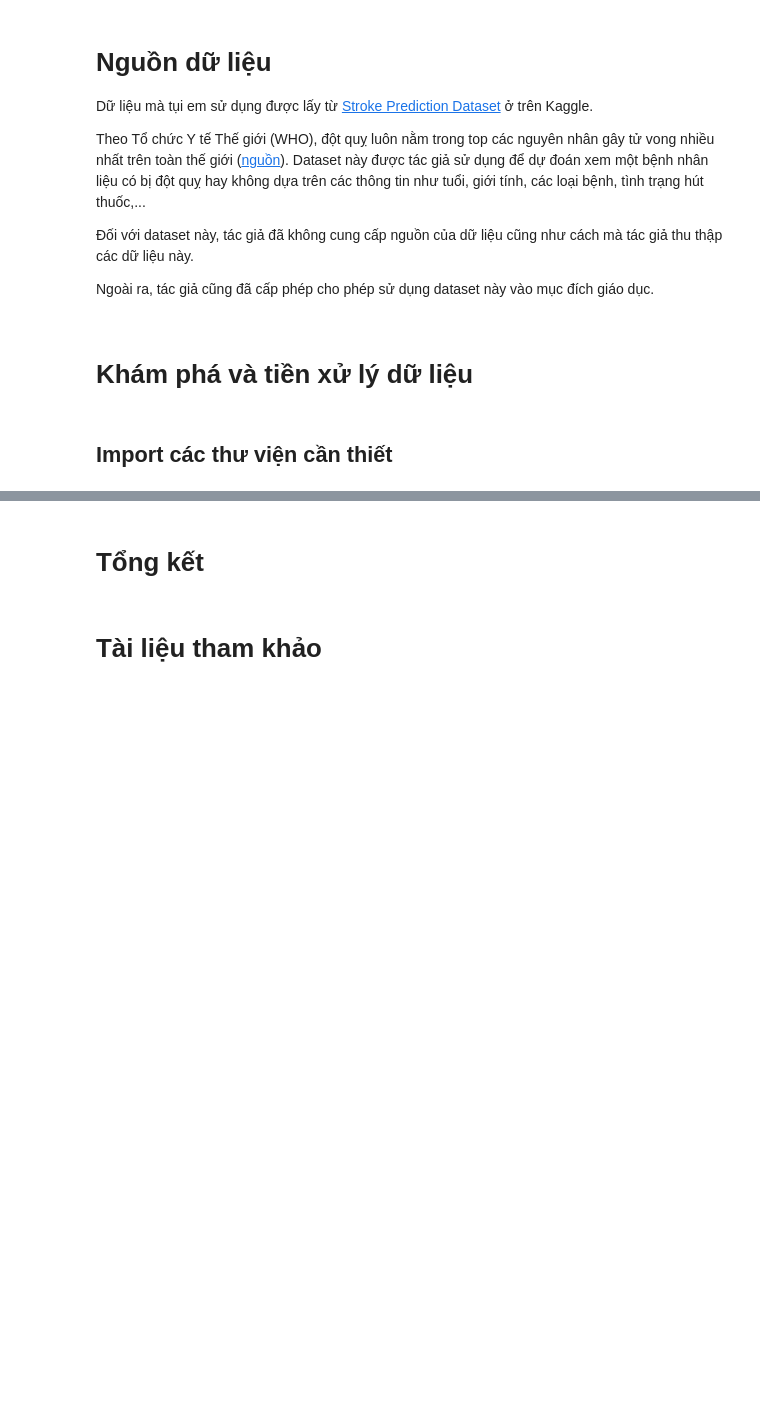
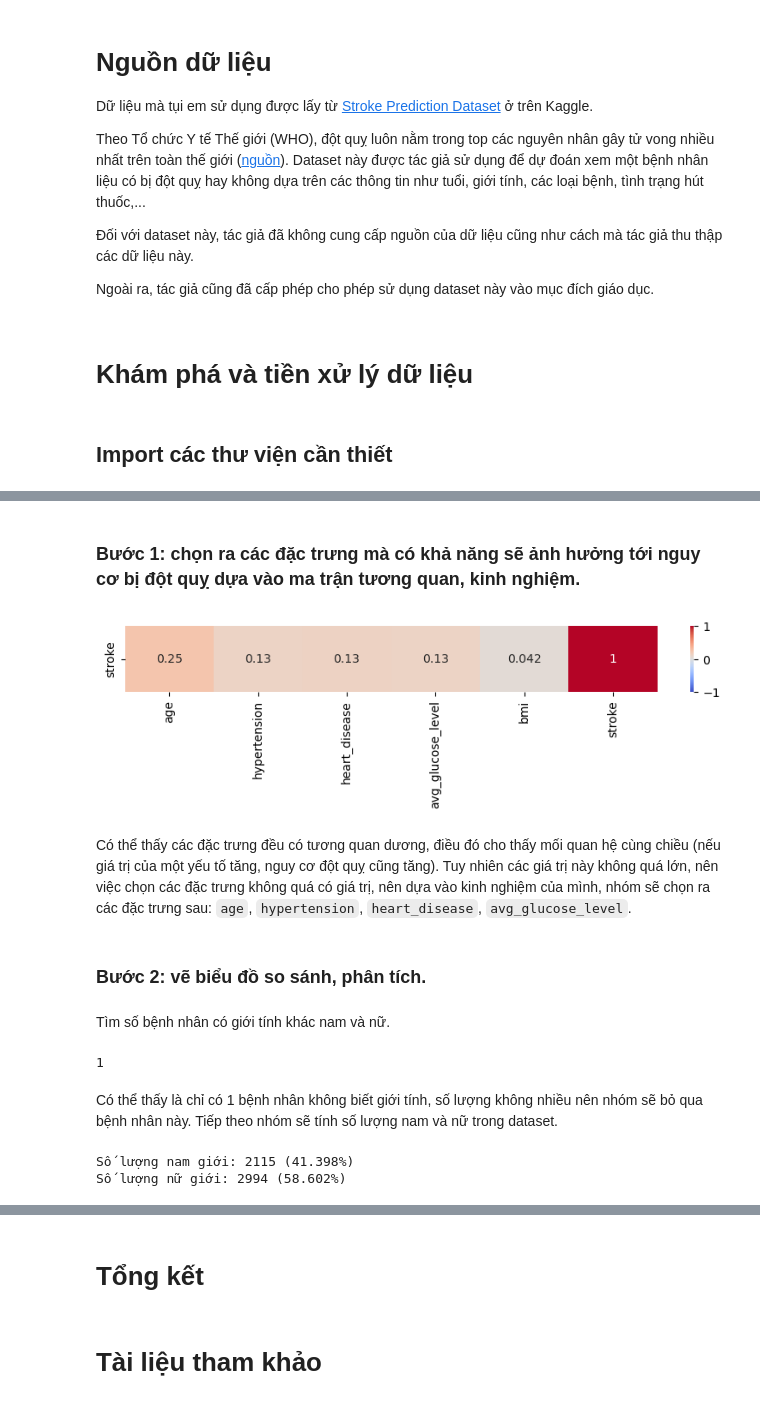
Before and after one commit to Ddyln/Stroke-Prediction-Analysis, a Jupyter notebook: report.ipynb, the cells around one changed output, grey strips where cells are left out. Saved outputs shown, nothing was run; the diff lists cells and outputs as text; code cells hidden in the pictures; blank space fills up the shorter version.

```diff
--- a/report.ipynb
+++ b/report.ipynb
@@ -58,0 +52,3 @@ import seaborn as sns
+# %%
+df = pd.read_csv('data/healthcare-dataset-stroke-data.csv')
+df.head()
@@ -58,0 +128,3 @@ import seaborn as sns
+# %%
+df['id'] = df['id'].astype('category')
+df.dtypes
@@ -66,0 +170,31 @@ import seaborn as sns
+# %% [markdown]
+### Bước 1: chọn ra các đặc trưng mà có khả năng sẽ ảnh hưởng tới nguy cơ bị đột quỵ dựa vào ma trận tương quan, kinh nghiệm.
+# %%
+corr_matrix = df.corr()[['stroke']].T
+plt.figure(figsize=(10, 1))
+sns.heatmap(corr_matrix, annot=True, cmap='coolwarm', vmin=-1, vmax=1)
+plt.show()
+# %% [output]
+[figure, added]
+# %% [markdown]
+Có thể thấy các đặc trưng đều có tương quan dương, điều đó cho thấy mối quan hệ cùng chiều (nếu giá trị của một yếu tố tăng, nguy cơ đột quỵ cũng tăng). Tuy nhiên các giá trị này không quá lớn, nên việc chọn các đặc trưng không quá có giá trị, nên dựa vào kinh nghiệm của mình, nhóm sẽ chọn ra các đặc trưng sau: `age`, `hypertension`, `heart_disease`, `avg_glucose_level`.
+# %% [markdown]
+### Bước 2: vẽ biểu đồ so sánh, phân tích.
+# %% [markdown]
+Tìm số bệnh nhân có giới tính khác nam và nữ.
+# %%
+(df['gender'] == 'Other').sum()
+# %% [output]
+1
+# %% [markdown]
+Có thể thấy là chỉ có 1 bệnh nhân không biết giới tính, số lượng không nhiều nên nhóm sẽ bỏ qua bệnh nhân này. Tiếp theo nhóm sẽ tính số lượng nam và nữ trong dataset.
+# %%
+data = df.loc[df['gender'] != 'Other']
+m_df = df[df['gender'] == 'Male']
+f_df = df[df['gender'] == 'Female']
+
+print(f'Số lượng nam giới: {len(m_df)} ({len(m_df) / (len(m_df) + len(f_df)) * 100:.3f}%)')
+print(f'Số lượng nữ giới: {len(f_df)} ({len(f_df) / (len(m_df) + len(f_df)) * 100:.3f}%)')
+# %% [output]
+Số lượng nam giới: 2115 (41.398%)
+Số lượng nữ giới: 2994 (58.602%)
```
Also changed, not shown: parts of 29 cells of this notebook.
